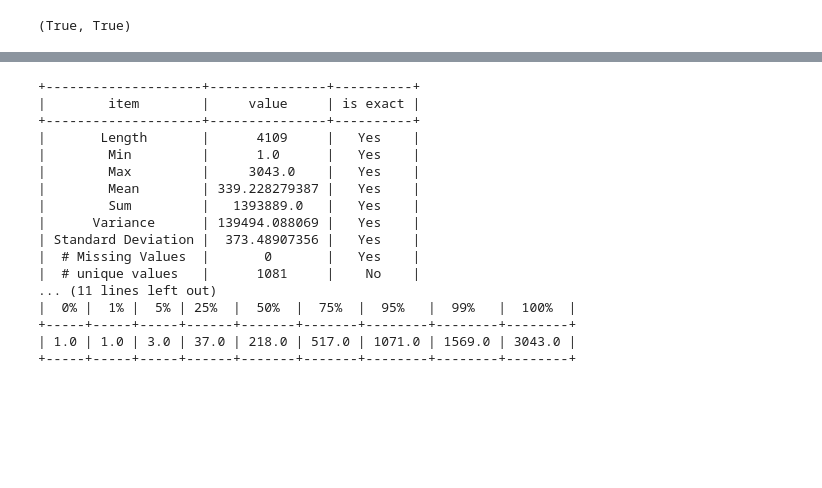
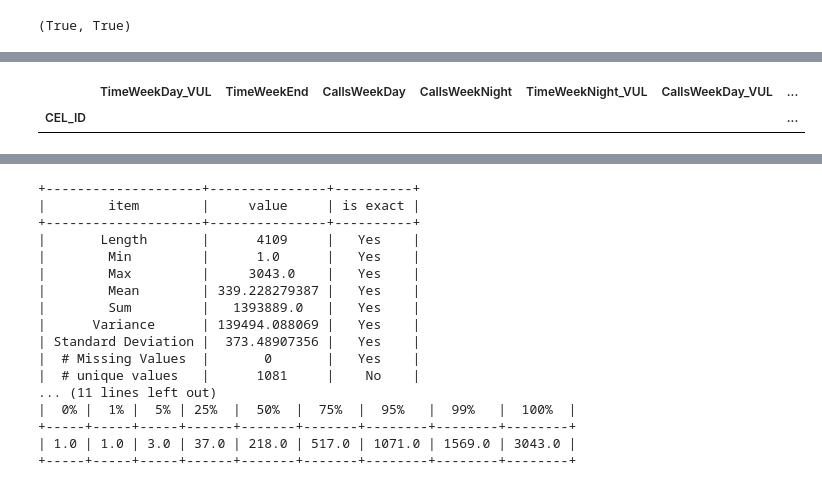
Before and after one commit to jdemonasterio/Tesis, a Jupyter notebook: mexico-scripts-ver2/antennaAnalytics-mex.ipynb, the cells around one changed output, grey strips where cells are left out. Drawn from its saved outputs; the diff is of its cells as text; code cells hidden in the pictures; blank space fills up the shorter version.

```diff
--- a/mexico-scripts-ver2/antennaAnalytics-mex.ipynb
+++ b/mexico-scripts-ver2/antennaAnalytics-mex.ipynb
@@ -466,0 +490,5 @@ CEL_ID|TimeWeekDay_VUL|TimeWeekEnd|CallsWeekDay|CallsWeekNight|TimeWeekNight_VUL
+# %%
+antenna_usage.head(0)
+# %% [output]
+|  | TimeWeekDay_VUL | TimeWeekEnd | CallsWeekDay | CallsWeekNight | TimeWeekNight_VUL | CallsWeekDay_VUL | ... |
+| CEL_ID |  |  |  |  |  |  | ... |
```
Also changed, not shown: parts of 23 cells of this notebook, 1 other file.
